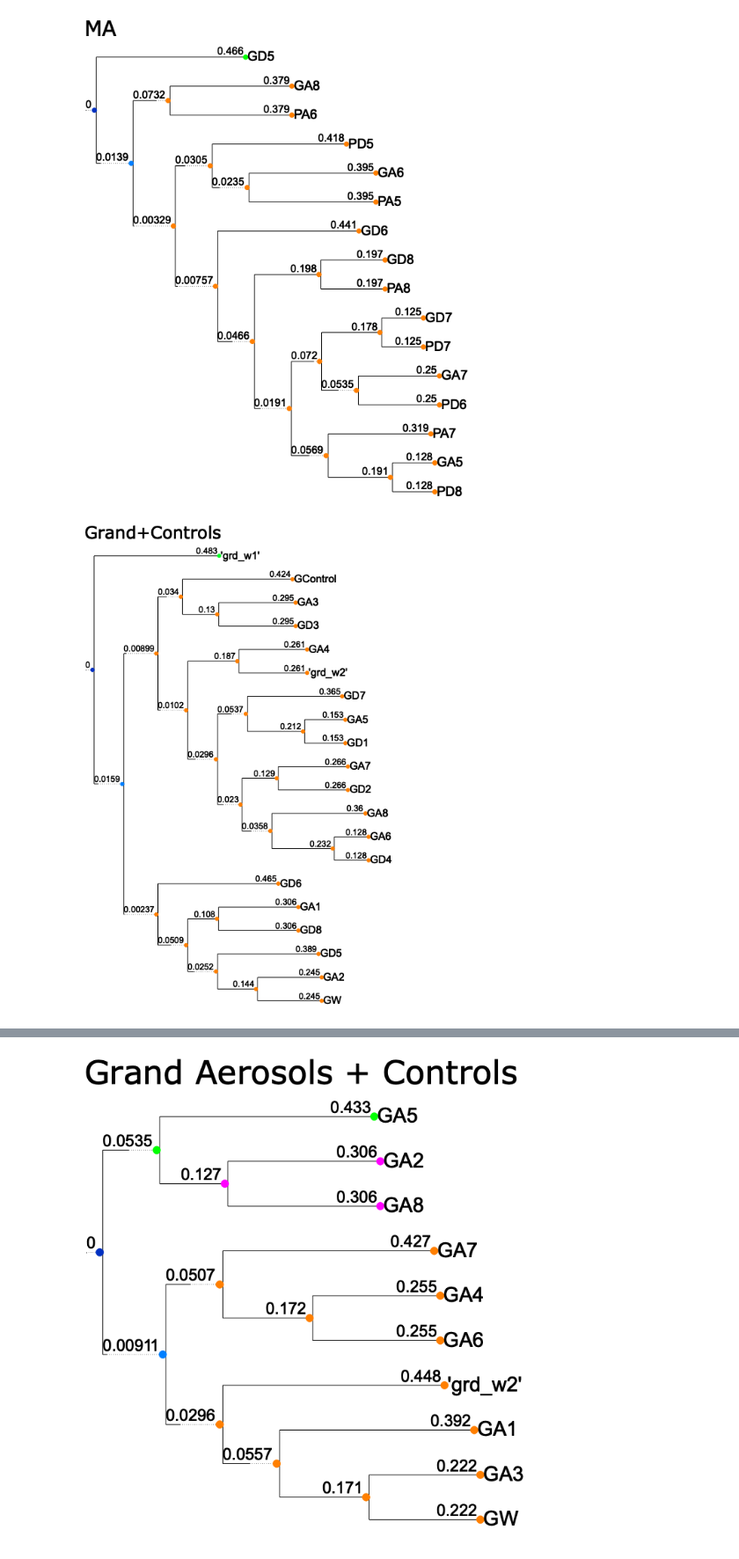
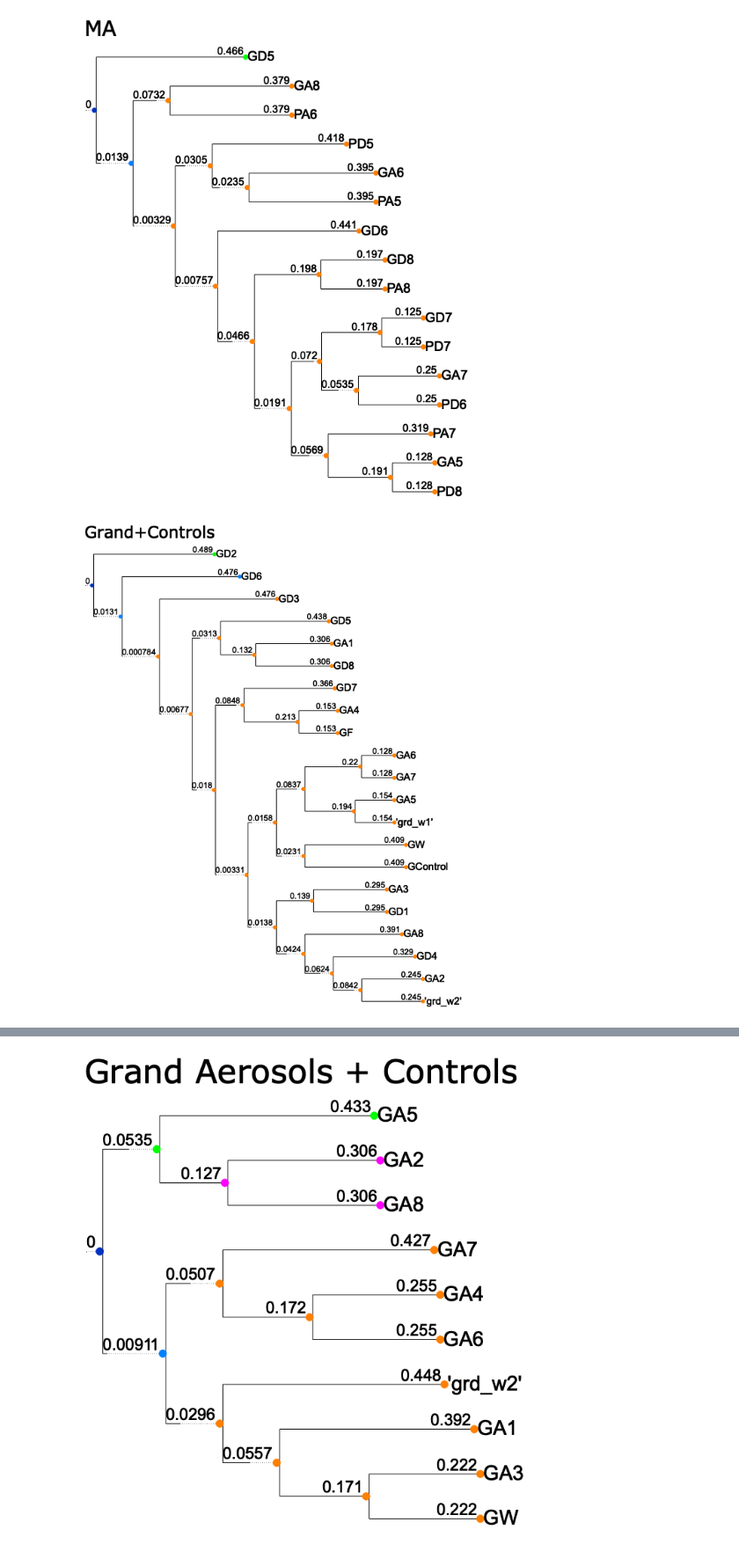
Before and after one commit to astrophysically/some_bio_plots, a Jupyter notebook: Bio_Anal_NEW.ipynb, the cells around one changed output, grey strips where cells are left out. Shown at 88% size. Cells and saved outputs as stored; diff of their text form; code cells hidden in the pictures.

```diff
--- a/Bio_Anal_NEW.ipynb
+++ b/Bio_Anal_NEW.ipynb
@@ -376,7 +376,7 @@ create_cluster_map(df,ma,'MA')
 # %% [output]
 [figure]
 # %%
-create_cluster_map(df,grand+grandctr,'Grand+Controls')
+create_cluster_map(df,grand+grandctr+['GF'],'Grand+Controls')
 # %% [output]
-[figure, old version]
+[figure, new version]
 # %%
```
Also changed, not shown: parts of 1 cell of this notebook.
